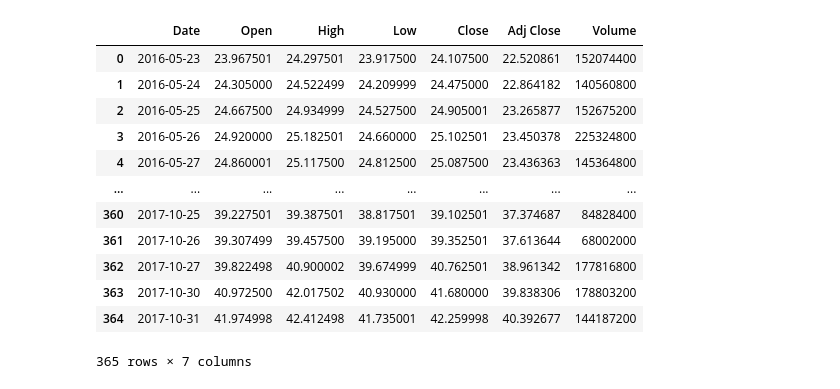
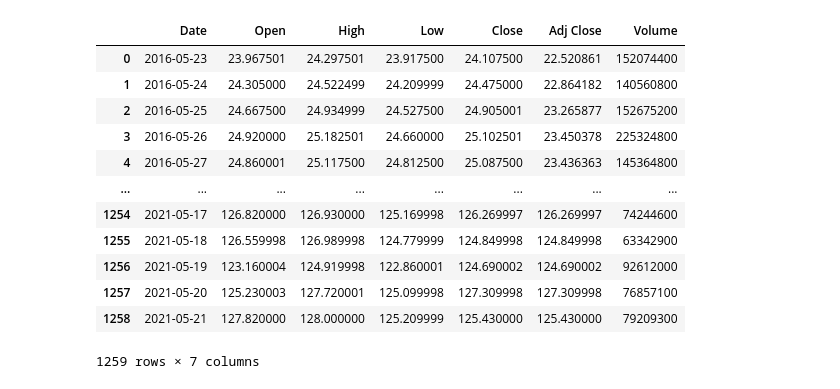
Before and after one commit to VillainNumberOne/bootstrap, a Jupyter notebook: main.ipynb, the cells around one changed output. Cells and saved outputs as stored; diff of their text form; code cells hidden in the pictures.

```diff
--- a/main.ipynb
+++ b/main.ipynb
@@ -8,19 +9,19 @@ AAPL = pd.read_csv("hist_data/AAPL.csv")
 # %%
-AAPL[:365]
+AAPL
 # %% [output]
 |  | Date | Open | High | Low | Close | Adj Close | Volume |
 | 0 | 2016-05-23 | 23.967501 | 24.297501 | 23.917500 | 24.107500 | 22.520861 | 152074400 |
 | 1 | 2016-05-24 | 24.305000 | 24.522499 | 24.209999 | 24.475000 | 22.864182 | 140560800 |
 | 2 | 2016-05-25 | 24.667500 | 24.934999 | 24.527500 | 24.905001 | 23.265877 | 152675200 |
 | 3 | 2016-05-26 | 24.920000 | 25.182501 | 24.660000 | 25.102501 | 23.450378 | 225324800 |
 | 4 | 2016-05-27 | 24.860001 | 25.117500 | 24.812500 | 25.087500 | 23.436363 | 145364800 |
 | ... | ... | ... | ... | ... | ... | ... | ... |
-| 360 | 2017-10-25 | 39.227501 | 39.387501 | 38.817501 | 39.102501 | 37.374687 | 84828400 |
-| 361 | 2017-10-26 | 39.307499 | 39.457500 | 39.195000 | 39.352501 | 37.613644 | 68002000 |
-| 362 | 2017-10-27 | 39.822498 | 40.900002 | 39.674999 | 40.762501 | 38.961342 | 177816800 |
-| 363 | 2017-10-30 | 40.972500 | 42.017502 | 40.930000 | 41.680000 | 39.838306 | 178803200 |
-| 364 | 2017-10-31 | 41.974998 | 42.412498 | 41.735001 | 42.259998 | 40.392677 | 144187200 |
+| 1254 | 2021-05-17 | 126.820000 | 126.930000 | 125.169998 | 126.269997 | 126.269997 | 74244600 |
+| 1255 | 2021-05-18 | 126.559998 | 126.989998 | 124.779999 | 124.849998 | 124.849998 | 63342900 |
+| 1256 | 2021-05-19 | 123.160004 | 124.919998 | 122.860001 | 124.690002 | 124.690002 | 92612000 |
+| 1257 | 2021-05-20 | 125.230003 | 127.720001 | 125.099998 | 127.309998 | 127.309998 | 76857100 |
+| 1258 | 2021-05-21 | 127.820000 | 128.000000 | 125.209999 | 125.430000 | 125.430000 | 79209300 |
-365 rows × 7 columns
+1259 rows × 7 columns
 # %%
 def prices2returns(prices):
     return np.array([(prices[i+1] - prices[i]) / prices[i] for i in range(len(prices)-1)])
```
Also changed, not shown: parts of 9 cells of this notebook, 1 other file.
